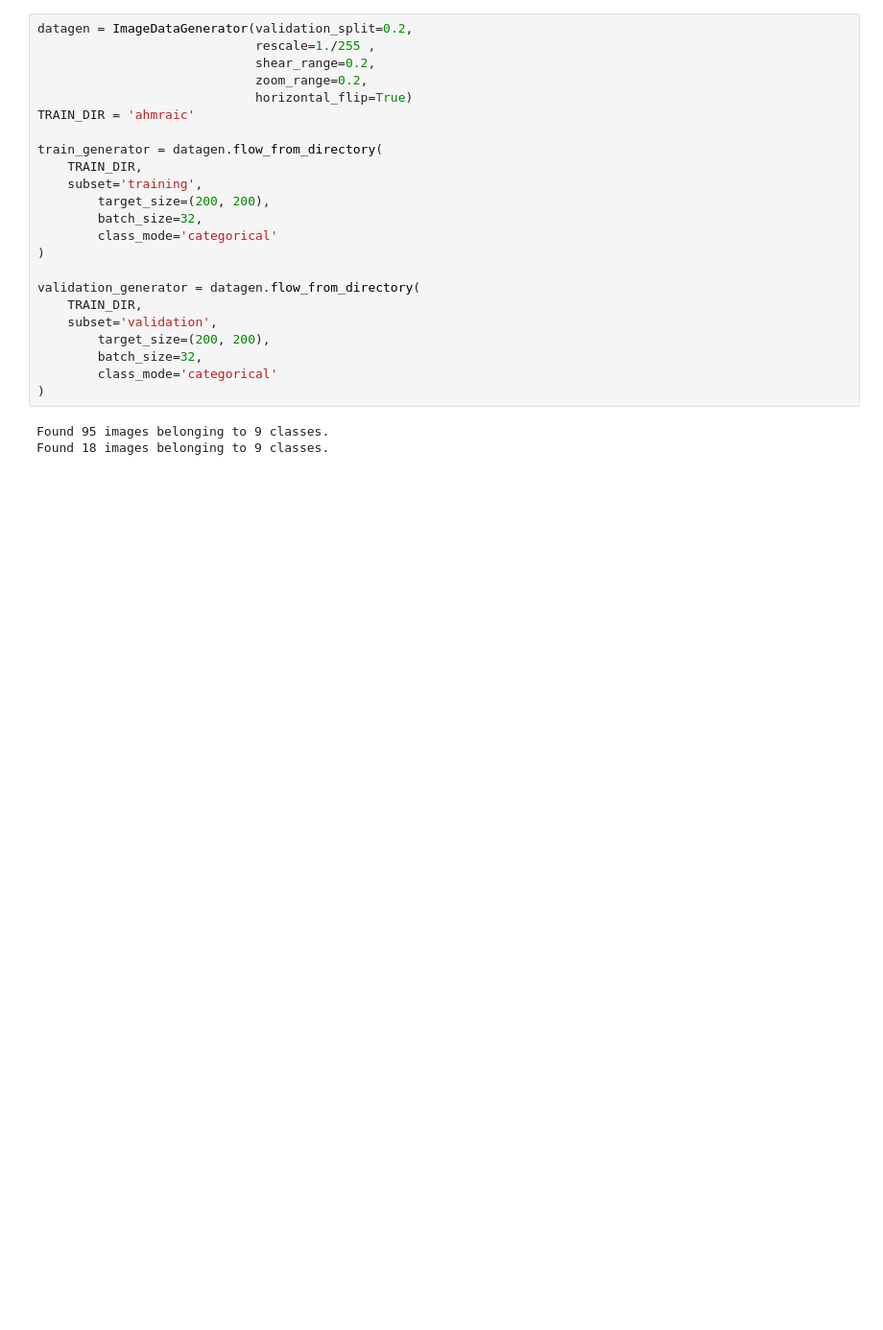
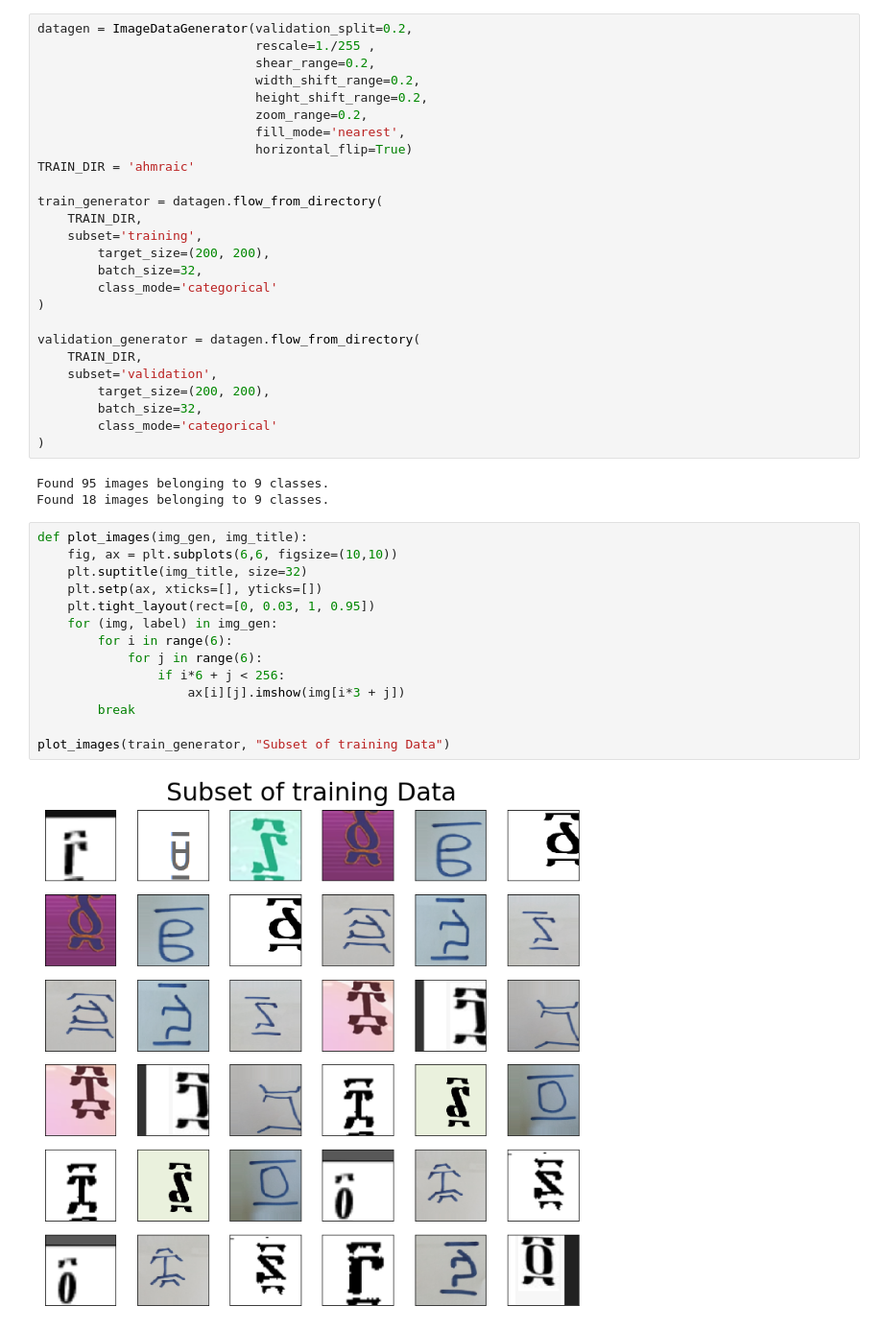
Before and after one commit to ak3ra/datascience-africa-talks, a Jupyter notebook: ahmraic.ipynb, the cells around one changed output. Shown: that part at 96% size. Cells and saved outputs as stored; diff of their text form; blank space fills up the shorter version.

```diff
--- a/ahmraic.ipynb
+++ b/ahmraic.ipynb
@@ -8,7 +13,10 @@ Using TensorFlow backend.
 datagen = ImageDataGenerator(validation_split=0.2,
                              rescale=1./255 ,
                              shear_range=0.2,
+                             width_shift_range=0.2,
+                             height_shift_range=0.2,
                              zoom_range=0.2,
+                             fill_mode='nearest',
                              horizontal_flip=True)
 TRAIN_DIR = 'ahmraic'
 
@@ -30,3 +38,19 @@ validation_generator = datagen.flow_from_directory(
 # %% [output]
 Found 95 images belonging to 9 classes.
 Found 18 images belonging to 9 classes.
+# %%
+def plot_images(img_gen, img_title):
+    fig, ax = plt.subplots(6,6, figsize=(10,10))
+    plt.suptitle(img_title, size=32)
+    plt.setp(ax, xticks=[], yticks=[])
+    plt.tight_layout(rect=[0, 0.03, 1, 0.95])
+    for (img, label) in img_gen:
+        for i in range(6):
+            for j in range(6):
+                if i*6 + j < 256:
+                    ax[i][j].imshow(img[i*3 + j])
+        break
+
+plot_images(train_generator, "Subset of training Data")
+# %% [output]
+[figure, added]
```
Also changed, not shown: parts of 9 cells of this notebook.
